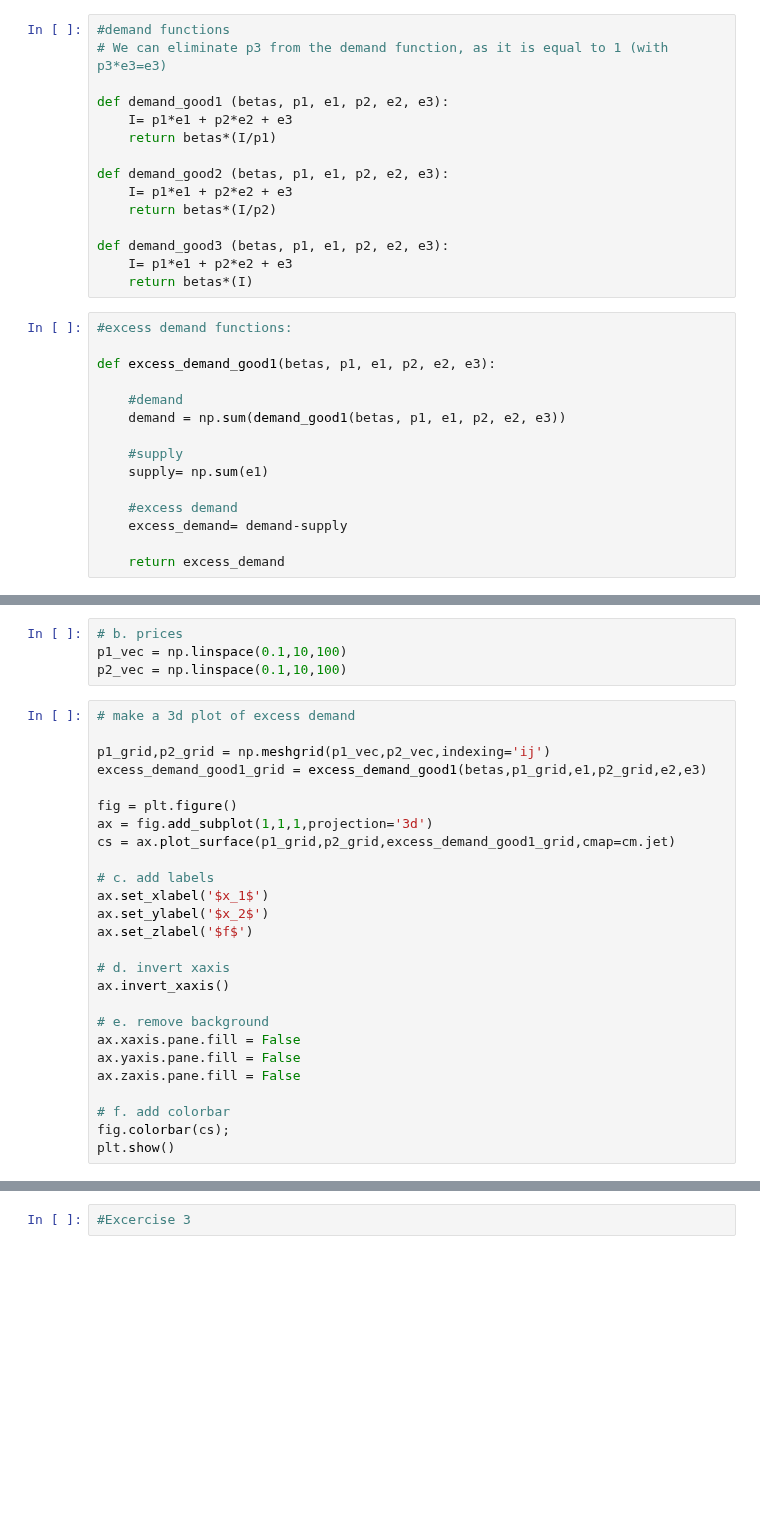
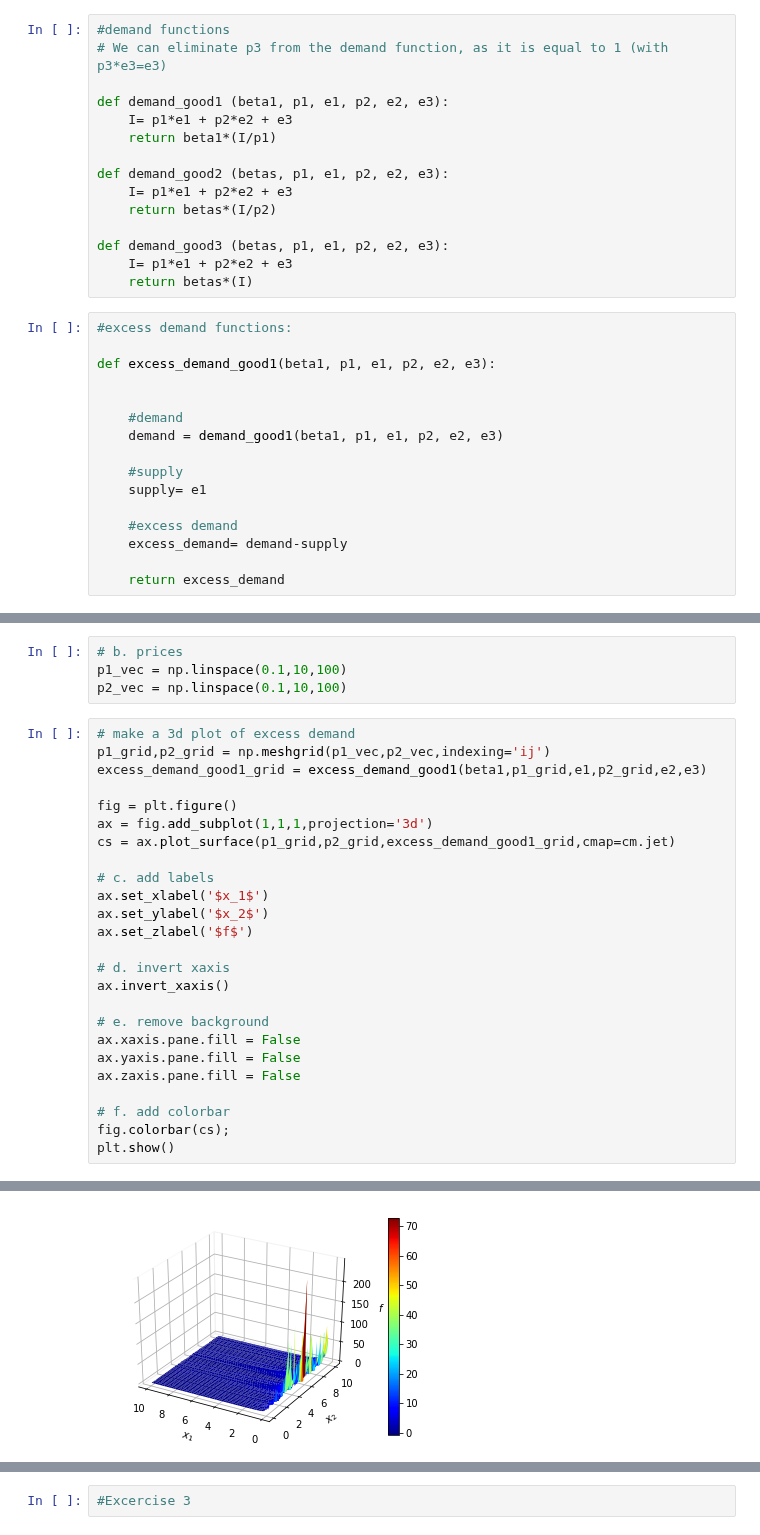
Before and after one commit to NumEconCopenhagen/projects-2019-al, a Jupyter notebook: examproject/Manon.ipynb, the cells around one changed output, grey strips where cells are left out. Drawn from its saved outputs; the diff is of its cells as text; blank space fills up the shorter version.

```diff
--- a/examproject/Manon.ipynb
+++ b/examproject/Manon.ipynb
@@ -217,9 +226,9 @@ Exercise 3.2
 #demand functions
 # We can eliminate p3 from the demand function, as it is equal to 1 (with p3*e3=e3)
 
-def demand_good1 (betas, p1, e1, p2, e2, e3):
+def demand_good1 (beta1, p1, e1, p2, e2, e3):
     I= p1*e1 + p2*e2 + e3
-    return betas*(I/p1)
+    return beta1*(I/p1)
 
 def demand_good2 (betas, p1, e1, p2, e2, e3):
     I= p1*e1 + p2*e2 + e3
@@ -231,13 +240,14 @@ def demand_good3 (betas, p1, e1, p2, e2, e3):
 # %%
 #excess demand functions:
 
-def excess_demand_good1(betas, p1, e1, p2, e2, e3):
+def excess_demand_good1(beta1, p1, e1, p2, e2, e3):
+
 
     #demand
-    demand = np.sum(demand_good1(betas, p1, e1, p2, e2, e3))
+    demand = demand_good1(beta1, p1, e1, p2, e2, e3)
 
     #supply
-    supply= np.sum(e1)
+    supply= e1
 
     #excess demand
     excess_demand= demand-supply
@@ -262,9 +272,8 @@ p1_vec = np.linspace(0.1,10,100)
 p2_vec = np.linspace(0.1,10,100)
 # %%
 # make a 3d plot of excess demand
-
 p1_grid,p2_grid = np.meshgrid(p1_vec,p2_vec,indexing='ij')
-excess_demand_good1_grid = excess_demand_good1(betas,p1_grid,e1,p2_grid,e2,e3)
+excess_demand_good1_grid = excess_demand_good1(beta1,p1_grid,e1,p2_grid,e2,e3)
 
 fig = plt.figure()
 ax = fig.add_subplot(1,1,1,projection='3d')
@@ -290,0 +299 @@ ValueError: operands could not be broadcast together with shapes (100,100) (5000
+[figure, added]
```
Also changed, not shown: parts of 6 cells of this notebook.
